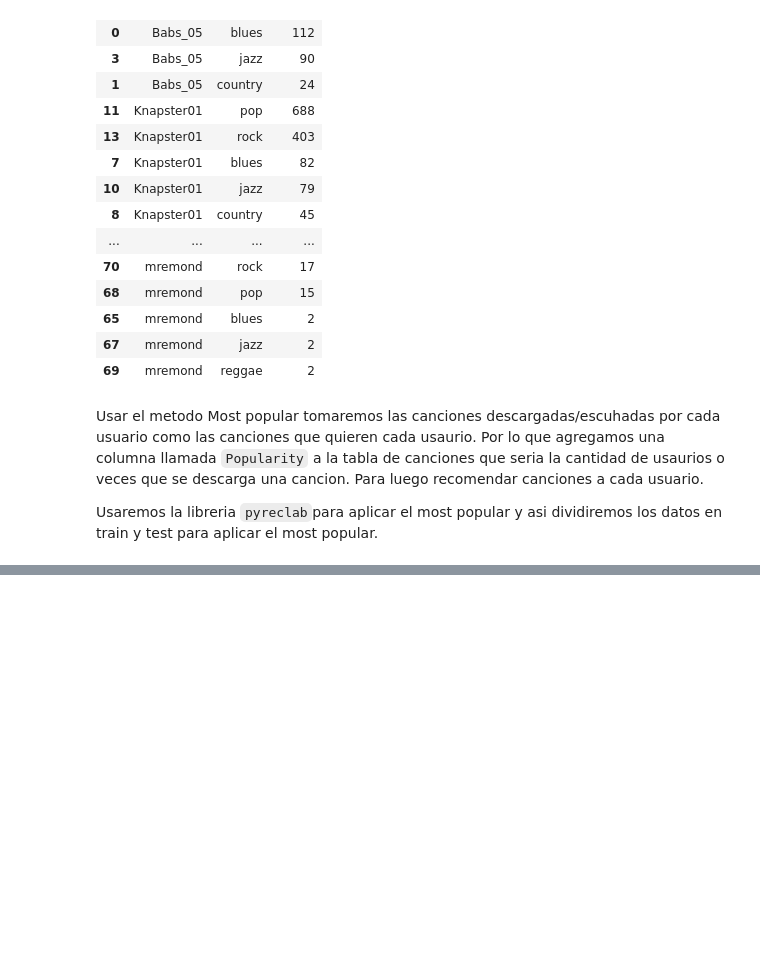
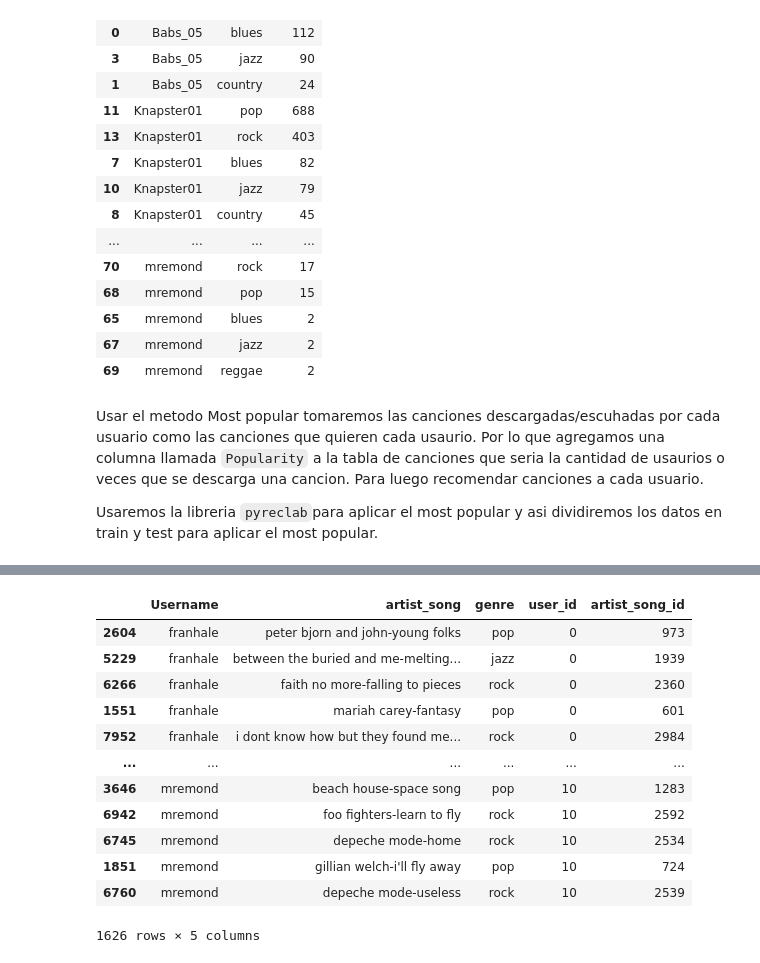
Before and after one commit to ferperezh/IIC3633_ProyectoMetricaDiversidad, a Jupyter notebook: musica_metrica_diversidad.ipynb, the cells around one changed output, grey strips where cells are left out. Drawn from its saved outputs; the diff is of its cells as text; code cells hidden in the pictures; blank space fills up the shorter version.

```diff
--- a/musica_metrica_diversidad.ipynb
+++ b/musica_metrica_diversidad.ipynb
@@ -204,5 +200,3 @@ See the caveats in the documentation: https://pandas.pydata.org/pandas-docs/stab
-# %%
-data_music = data_music[['user_id', 'artist_song_id']]
 # %%
 from sklearn.model_selection import train_test_split
 
@@ -239,0 +216,16 @@ User: franhale
+# %%
+data_music_test
+# %% [output]
+|  | Username | artist_song | genre | user_id | artist_song_id |
+| 2604 | franhale | peter bjorn and john-young folks | pop | 0 | 973 |
+| 5229 | franhale | between the buried and me-melting... | jazz | 0 | 1939 |
+| 6266 | franhale | faith no more-falling to pieces | rock | 0 | 2360 |
+| 1551 | franhale | mariah carey-fantasy | pop | 0 | 601 |
+| 7952 | franhale | i dont know how but they found me... | rock | 0 | 2984 |
+| ... | ... | ... | ... | ... | ... |
+| 3646 | mremond | beach house-space song | pop | 10 | 1283 |
+| 6942 | mremond | foo fighters-learn to fly | rock | 10 | 2592 |
+| 6745 | mremond | depeche mode-home | rock | 10 | 2534 |
+| 1851 | mremond | gillian welch-i'll fly away | pop | 10 | 724 |
+| 6760 | mremond | depeche mode-useless | rock | 10 | 2539 |
+1626 rows × 5 columns
```
Also changed, not shown: parts of 18 cells of this notebook.
